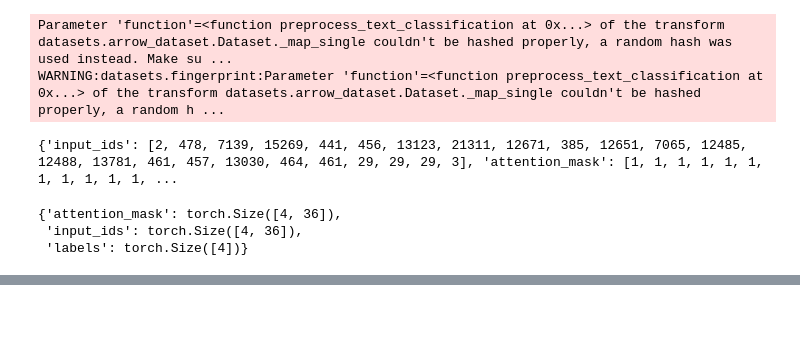
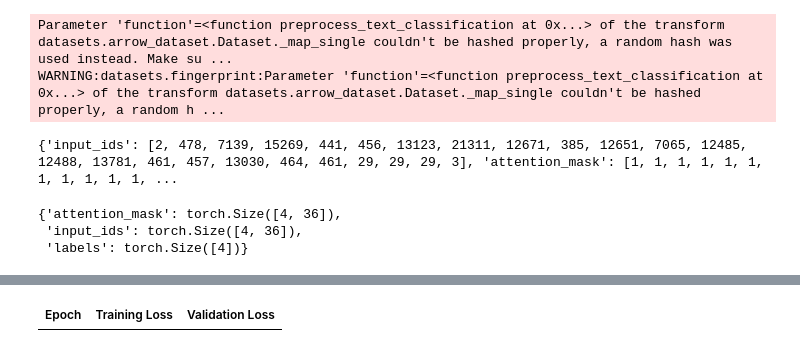
Before and after one commit to jun-yuaka/llm-book, a Jupyter notebook: LLM_lesson⑤.ipynb, the cells around one changed output, grey strips where cells are left out. Saved outputs shown, nothing was run; the diff lists cells and outputs as text; code cells hidden in the pictures; blank space fills up the shorter version.

```diff
--- a/LLM_lesson⑤.ipynb
+++ b/LLM_lesson⑤.ipynb
@@ -233,0 +236,41 @@ SequenceClassifierOutput(loss=tensor(0.9872, grad_fn=<NllLossBackward0>), logits
+# %%
+from transformers import TrainingArguments
+
+training_args = TrainingArguments(
+    output_dir="output_marc_ja",
+    per_device_train_batch_size=32,
+    per_device_eval_batch_size=32,
+    learning_rate=2e-5,
+    lr_scheduler_type="linear",
+    warmup_steps=100,
+    num_train_epochs=3,
+    logging_strategy="epoch",
+    eval_strategy="epoch",
+    save_strategy="epoch",
+    load_best_model_at_end=True,
+    metric_for_best_model="accuracy",
+    fp16=True,
+)
+# %%
+import numpy as np
+
+def compute_accuracy(
+    eval_pred: tuple[np.ndarray, np.ndarray]
+) -> dict[str, float]:
+
+  predictions, labels = eval_pred
+  predictions - np.argmax(predictions, axis=1)
+  return {"accuracy": (predictions == labels).mean()}
+# %%
+from transformers import Trainer
+
+trainer = Trainer(
+    model=model,
+    args=training_args,
+    train_dataset=encoded_train_dataset,
+    eval_dataset=encoded_valid_dataset,
+    data_collator=data_collator,
+    compute_metrics=compute_accuracy,
+)
+trainer.train()
+# %% [output]
@@ -233,0 +278 @@ SequenceClassifierOutput(loss=tensor(0.9872, grad_fn=<NllLossBackward0>), logits
+| Epoch | Training Loss | Validation Loss |
```
Also changed, not shown: parts of 4 cells of this notebook.
